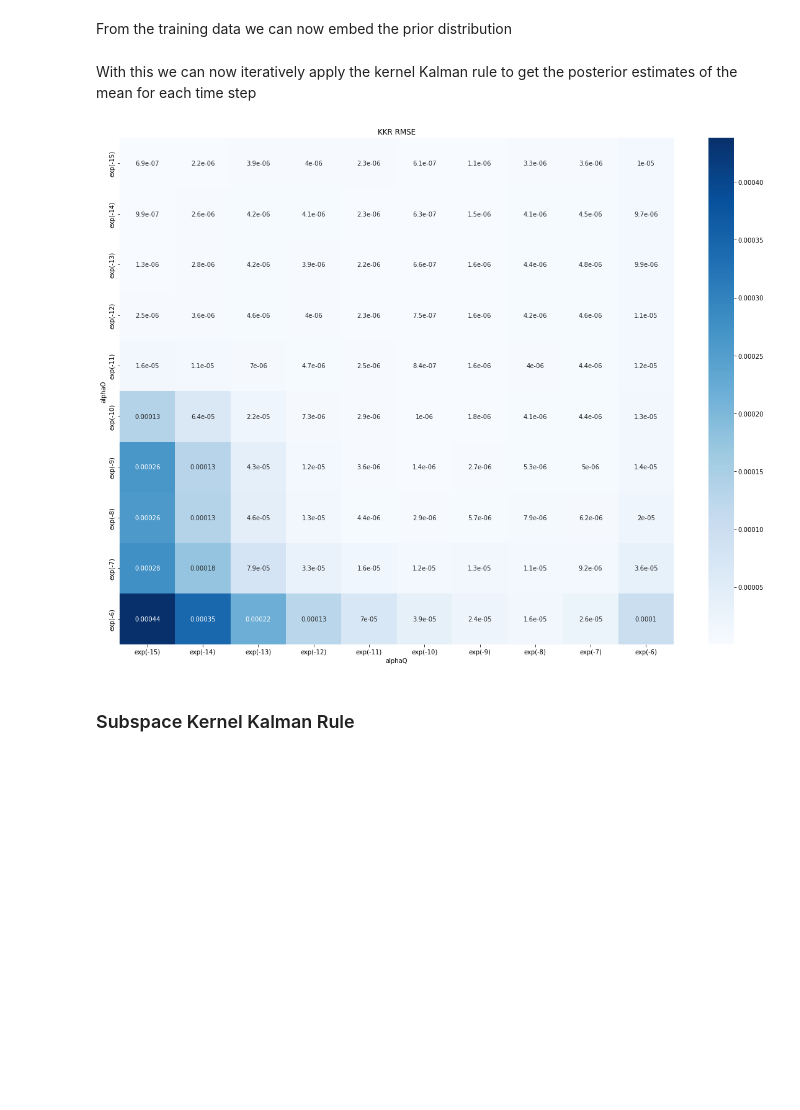
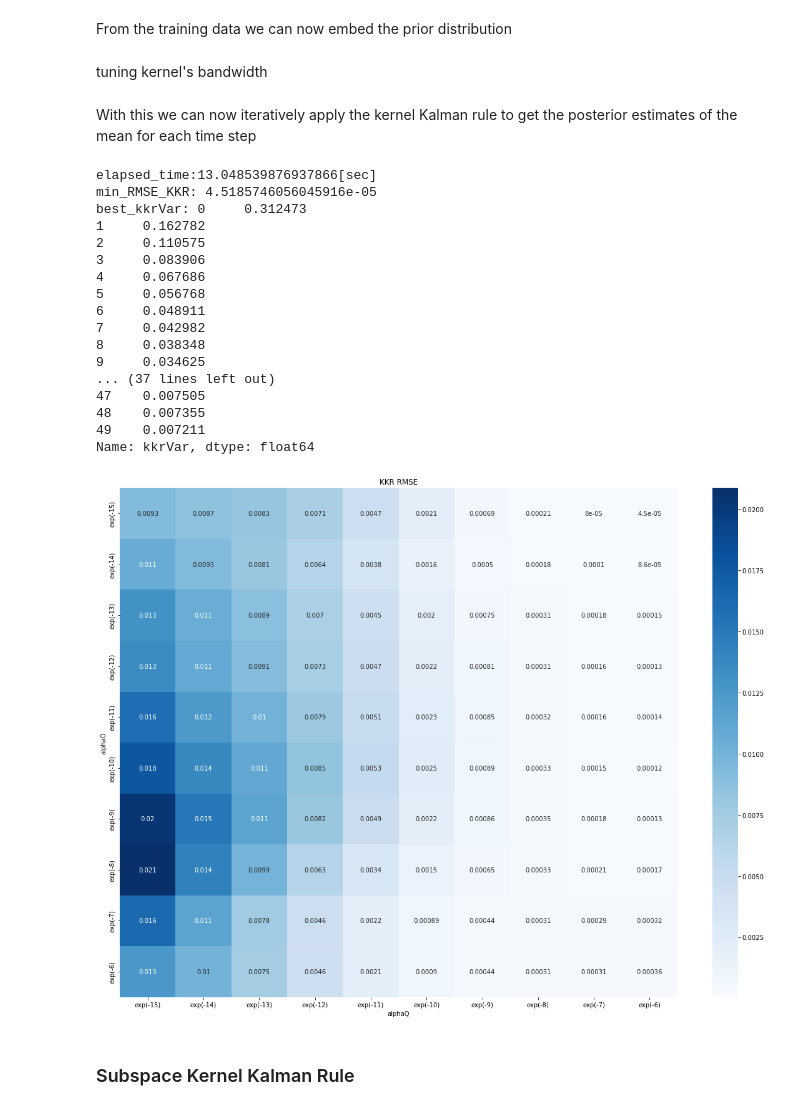
Before and after one commit to shellingford330/pyKKR, a Jupyter notebook: notebooks/Comparison of KKR, subKKR, KBR, and subKBR.ipynb, the cells around one changed output. Cells and saved outputs as stored; diff of their text form; code cells hidden in the pictures; blank space fills up the shorter version.

```diff
--- a/notebooks/Comparison of KKR, subKKR, KBR, and subKBR.ipynb
+++ b/notebooks/Comparison of KKR, subKKR, KBR, and subKBR.ipynb
@@ -296,6 +433,7 @@ RMSE_KBRb = []
 min_RMSE_KBRb= 1e9
 best_kbrbMu = []
 
+start_time = time.time()
 for alpha1 in alphas1_KBRb:
     # 平均値を更新する前に事前計算する
     C = linalg.solve(K + alpha1 * np.eye(kernel_size), K, assume_a='pos')
@@ -328,8 +466,9 @@ for alpha1 in alphas1_KBRb:
         rmse = mean_squared_error(testData['postMu'], testData['kbrbMu'])
         RMSE_KBRb.append(rmse)
         if rmse < min_RMSE_KBRb:
-            best_kbrbMu = testData['kbrbMu']
-
+            best_kbrbMu = testData['kbrbMu'].copy()
+            min_RMSE_KBRb = rmse
+print("elapsed_time:{0}".format(time.time() - start_time) + "[sec]")
 #  plot RMSE heatmap
 plt.figure(figsize=(20,15))
 plt.title("KBR(b) RMSE")
@@ -338,4 +477,5 @@ s = sns.heatmap(df_KBRb, annot=True, cmap='Blues')
 s.set(xlabel='alpha2', ylabel='alpha1')
 
 # best kbrbMu
+print("min_RMSE_KBRb:",  min_RMSE_KBRb)
 testData['kbrbMu'] = best_kbrbMu
@@ -354,6 +492,7 @@ RMSE_KBRc = []
 min_RMSE_KBRc= 1e9
 best_kbrcMu = []
 
+start_time = time.time()
 for alpha1 in alphas1_KBRc:
     # 平均値を更新する前に事前計算する
     C = linalg.solve(K + alpha1 * np.eye(kernel_size), K, assume_a='pos')
@@ -386,8 +525,9 @@ for alpha1 in alphas1_KBRc:
         rmse = mean_squared_error(testData['postMu'], testData['kbrcMu'])
         RMSE_KBRc.append(rmse)
         if rmse < min_RMSE_KBRc:
-            best_kbrcMu = testData['kbrcMu']
-
+            best_kbrcMu = testData['kbrcMu'].copy()
+            min_RMSE_KBRc = rmse
+print("elapsed_time:{0}".format(time.time() - start_time) + "[sec]")
 #  plot RMSE heatmap
 plt.figure(figsize=(20,15))
 plt.title("KBR(c) RMSE")
@@ -396,4 +536,5 @@ s = sns.heatmap(df_KBRc, annot=True, cmap='Blues', vmax=0.5)
 s.set(xlabel='alpha2', ylabel='alpha1')
 
 # best kbrcMu
+print("min_RMSE_KBRc:",  min_RMSE_KBRc)
 testData['kbrcMu'] = best_kbrcMu
@@ -424,15 +561,16 @@ _= axs[1].imshow(G)
 # C = np.linalg.solve(K_r.T.dot(K_r) + alpha1 * np.eye(kernel_size), K_r.T)
 # E = K_r.T.dot(G).dot(K_r)
 # %%
-alphas1_subKBR = [np.exp(i) for i in range(-10, 0)]
+alphas1_subKBR = [np.exp(i) for i in range(-5, 5)]
 alphas1_labels_subKBR= ['exp({0})'.format(i) for i in range(-10, 0)]
-alphas2_subKBR = [np.exp(i) for i in range(-10, 0)]
+alphas2_subKBR = [np.exp(i) for i in range(-5, 5)]
 alphas2_labels_subKBR= ['exp({0})'.format(i) for i in range(-10, 0)]
 
 RMSE_subKBR = []
 min_RMSE_subKBR = 1e9
 best_subkbrMu = []
 
+start_time = time.time()
 for alpha1 in alphas1_subKBR:
     # since we use all available training samples to represent the state, the initial weights
     # is just a vector with all 1/n
@@ -465,8 +603,9 @@ for alpha1 in alphas1_subKBR:
         rmse = mean_squared_error(testData['postMu'], testData['subkbrMu'])
         RMSE_subKBR.append(rmse)
         if rmse < min_RMSE_subKBR:
-            best_subkbrMu = testData['subkbrMu']
-
+            best_subkbrMu = testData['subkbrMu'].copy()
+            min_RMSE_subKBR = rmse
+print("elapsed_time:{0}".format(time.time() - start_time) + "[sec]")
 #  plot RMSE heatmap
 plt.figure(figsize=(20,15))
 plt.title("subKBR RMSE")
@@ -475,6 +614,7 @@ s = sns.heatmap(df_subKBR, annot=True, cmap='Blues')
 s.set(xlabel='alpha2', ylabel='alpha1')
 
 # best subKBRMu
+print("min_RMSE_subKBR:", min_RMSE_subKBR)
 testData['subkbrMu'] = best_subkbrMu
 # %% [markdown]
 ### Kernel Kalman Rule
@@ -554,3 +692,5 @@ From the training data we can now embed the prior distribution
 # f.set_figwidth(2*f.get_figheight())
 # _ = axs[0].plot(m_0, '.')
 # _ = axs[1].imshow(S_0)
+# %% [markdown]
+tuning kernel's bandwidth
@@ -565,7 +822,10 @@ alphasQ_labels= ['exp({0})'.format(i) for i in range(-15, -5)]
 RMSE_KKR = []
 min_RMSE_KKR= 1e9
 best_kkrMu = []
+best_kkrVar = []
 
+# Start to calculate time
+start_time = time.time()
 for alphaO in alphasO:
     # Compute the conditional operator from the context Hilbert space to the observation Hilbert space
     O = linalg.solve(K + alphaO * np.eye(kernel_size), K, assume_a='pos')
@@ -604,37 +864,57 @@ for alphaO in alphasO:
         #     Q_denominator_T = O.dot(S).dot(O.T).dot(G) + alphaQ * np.eye(kernel_size)
             Q = linalg.solve(Q_denominator_T, Q_nominator_T, overwrite_a=True, overwrite_b=True).T
 
             # perform Kalman update
             m = m + Q.dot(g_y - G.dot(O).dot(m))
             S = S - Q.dot(G).dot(O).dot(S)
 
             # normalization
             S = 0.5 * (S + S.T)
             [eig_v, eig_r] = linalg.eigh(S)
             eig_v[eig_v < 1e-16*eig_v.max()] = 1e-16*eig_v.max()
             S = eig_r.dot(np.diag(eig_v)).dot(eig_r.T)
 
             m = m / m.sum(axis=0)
 
             # project into state space
             testData.loc[i,'kkrMu'] = X.T.dot(O.dot(m))[0][0]
             testData.loc[i,'kkrVar'] = X.T.dot(O.dot(S).dot(O.T)).dot(X)[0][0]
         #     testData.loc[i,'kkrMAP'] =
         rmse = mean_squared_error(testData['postMu'], testData['kkrMu'])
         RMSE_KKR.append(rmse)
         if rmse < min_RMSE_KKR:
-            best_kkrMu = testData['kkrMu']
-
+            best_kkrMu = testData['kkrMu'].copy()
+            best_kkrVar = testData['kkrVar'].copy()
+            min_RMSE_KKR = rmse
+print("elapsed_time:{0}".format(time.time() - start_time) + "[sec]")
 #  plot RMSE heatmap
 plt.figure(figsize=(20,15))
 plt.title("KKR RMSE")
 df_KKR = pd.DataFrame(data=np.array(RMSE_KKR).reshape((len(alphasO), len(alphasQ))), index=alphasO_labels, columns=alphasQ_labels)
 s = sns.heatmap(df_KKR, annot=True, cmap='Blues')
 s.set(xlabel='alphaQ', ylabel='alphaO')
 
-# best subkbrMu
-testData['kkrMu'] = best_kkrMu
+# best kkrMu
+print("min_RMSE_KKR:", min_RMSE_KKR)
+print("best_kkrVar:", best_kkrVar)
 # %% [output]
+elapsed_time:13.048539876937866[sec]
+min_RMSE_KKR: 4.5185746056045916e-05
+best_kkrVar: 0     0.312473
+1     0.162782
+2     0.110575
+3     0.083906
+4     0.067686
+5     0.056768
+6     0.048911
+7     0.042982
+8     0.038348
+9     0.034625
+... (37 lines left out)
+47    0.007505
+48    0.007355
+49    0.007211
+Name: kkrVar, dtype: float64
-[figure, old version]
+[figure, new version]
 # %% [markdown]
 ### Subspace Kernel Kalman Rule
```
Also changed, not shown: parts of 20 cells of this notebook.
